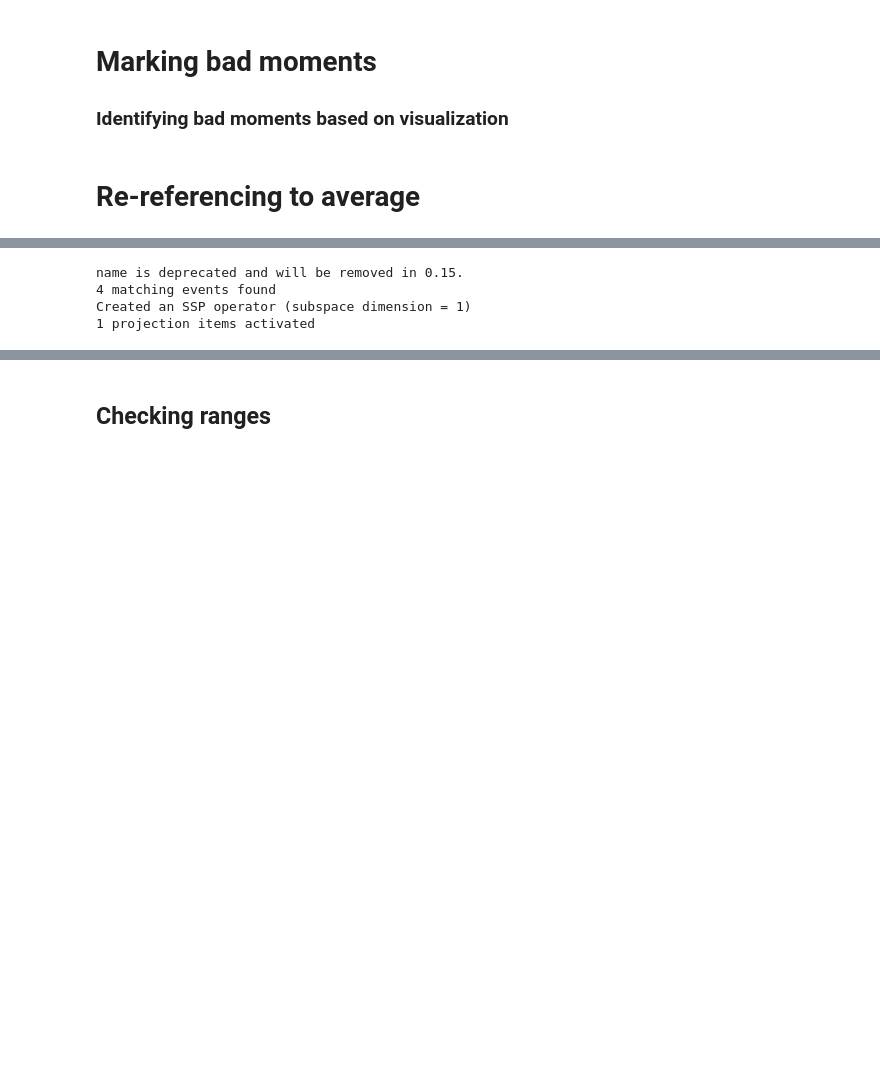
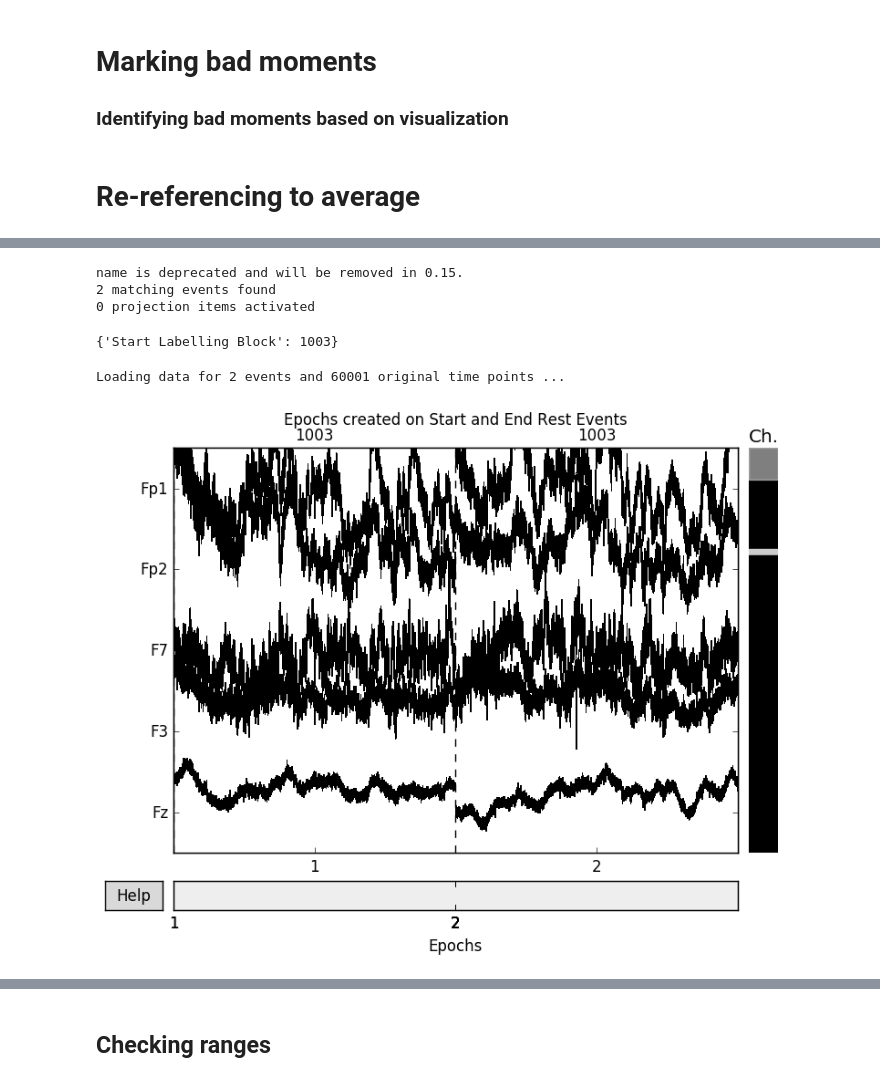
Before and after one commit to voytekresearch/EEGMapping, a Jupyter notebook: MNE-LocalData.ipynb, the cells around one changed output, grey strips where cells are left out. Cells and saved outputs as stored; diff of their text form; code cells hidden in the pictures; blank space fills up the shorter version.

```diff
--- a/MNE-LocalData.ipynb
+++ b/MNE-LocalData.ipynb
@@ -215,9 +184,16 @@ event 1002 missing from event_id will be ignored
 # %%
-epochs = mne.Epochs(eeg_dat, events=events, event_id=event_id, tmin = 5, tmax = 125, baseline = None, name = "Epochs created on Start and End Rest Events")
+epochs = mne.Epochs(eeg_dat, events=events, event_id=event_id, tmin = 5, tmax = 125,
+                    baseline = None, name = "Epochs created on Start and End Rest Events")
 # %% [output]
 name is deprecated and will be removed in 0.15.
-4 matching events found
-Created an SSP operator (subspace dimension = 1)
-1 projection items activated
+2 matching events found
+0 projection items activated
+# %%
+event_id
+# %% [output]
+{'Start Labelling Block': 1003}
 # %%
-epochs.plot?
+epochs.plot(n_channels=5)
+# %% [output]
+Loading data for 2 events and 60001 original time points ...
+[figure, added]
```
Also changed, not shown: parts of 39 cells of this notebook.
